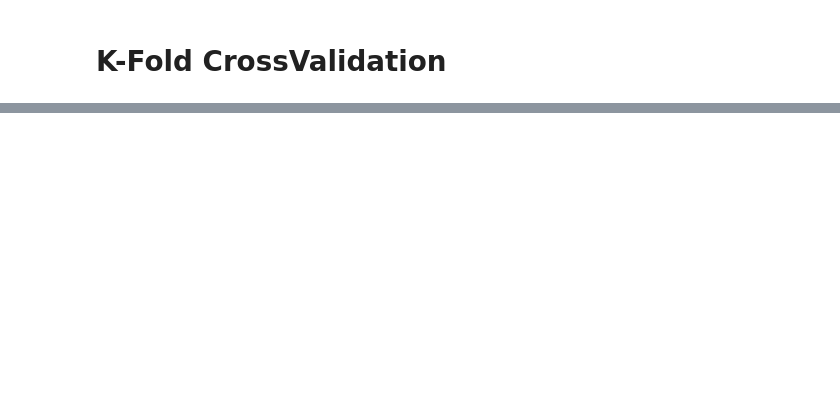
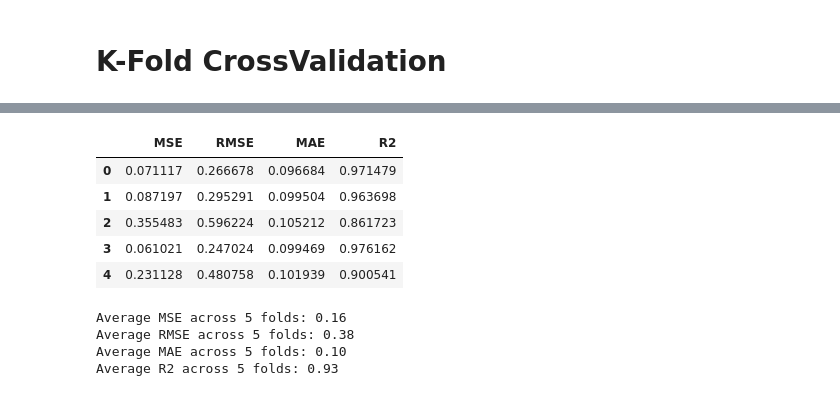
Before and after one commit to DangVanVy23521825/PTDLTQ-IE313, a Jupyter notebook: notebooks/4.0.LinearRegression_Modeling.ipynb, the cells around one changed output, grey strips where cells are left out. Saved outputs shown, nothing was run; the diff lists cells and outputs as text; code cells hidden in the pictures; blank space fills up the shorter version.

```diff
--- a/notebooks/4.0.LinearRegression_Modeling.ipynb
+++ b/notebooks/4.0.LinearRegression_Modeling.ipynb
@@ -258,0 +367,31 @@ Average R2 across 5 folds: 0.74
+# %%
+k = 5
+kf = KFold(n_splits=5, shuffle=True, random_state=0)
+mse_scores = cross_val_score(pipeline2, X, y, cv=kf, scoring='neg_mean_squared_error')
+rmse_scores = cross_val_score(pipeline2, X, y, cv=kf, scoring='neg_root_mean_squared_error')
+mae_scores = cross_val_score(pipeline2, X, y, cv=kf, scoring='neg_mean_absolute_error')
+r2_scores = cross_val_score(pipeline2, X, y, cv=kf, scoring='r2')
+# %%
+mse_scores = pd.DataFrame(mse_scores*-1, columns=['MSE'])
+rmse_scores = pd.DataFrame(rmse_scores*-1, columns=['RMSE'])
+mae_scores = pd.DataFrame(mae_scores*-1, columns=['MAE'])
+r2_scores = pd.DataFrame(r2_scores, columns=['R2'])
+score = pd.concat([mse_scores, rmse_scores, mae_scores, r2_scores], axis=1)
+score
+# %% [output]
+|  | MSE | RMSE | MAE | R2 |
+| 0 | 0.071117 | 0.266678 | 0.096684 | 0.971479 |
+| 1 | 0.087197 | 0.295291 | 0.099504 | 0.963698 |
+| 2 | 0.355483 | 0.596224 | 0.105212 | 0.861723 |
+| 3 | 0.061021 | 0.247024 | 0.099469 | 0.976162 |
+| 4 | 0.231128 | 0.480758 | 0.101939 | 0.900541 |
+# %%
+print(f"Average MSE across {k} folds: {np.mean(mse_scores):.2f}")
+print(f"Average RMSE across {k} folds: {np.mean(rmse_scores):.2f}")
+print(f"Average MAE across {k} folds: {np.mean(mae_scores):.2f}")
+print(f"Average R2 across {k} folds: {np.mean(r2_scores):.2f}")
+# %% [output]
+Average MSE across 5 folds: 0.16
+Average RMSE across 5 folds: 0.38
+Average MAE across 5 folds: 0.10
+Average R2 across 5 folds: 0.93
```
Also changed, not shown: parts of 19 cells of this notebook.
